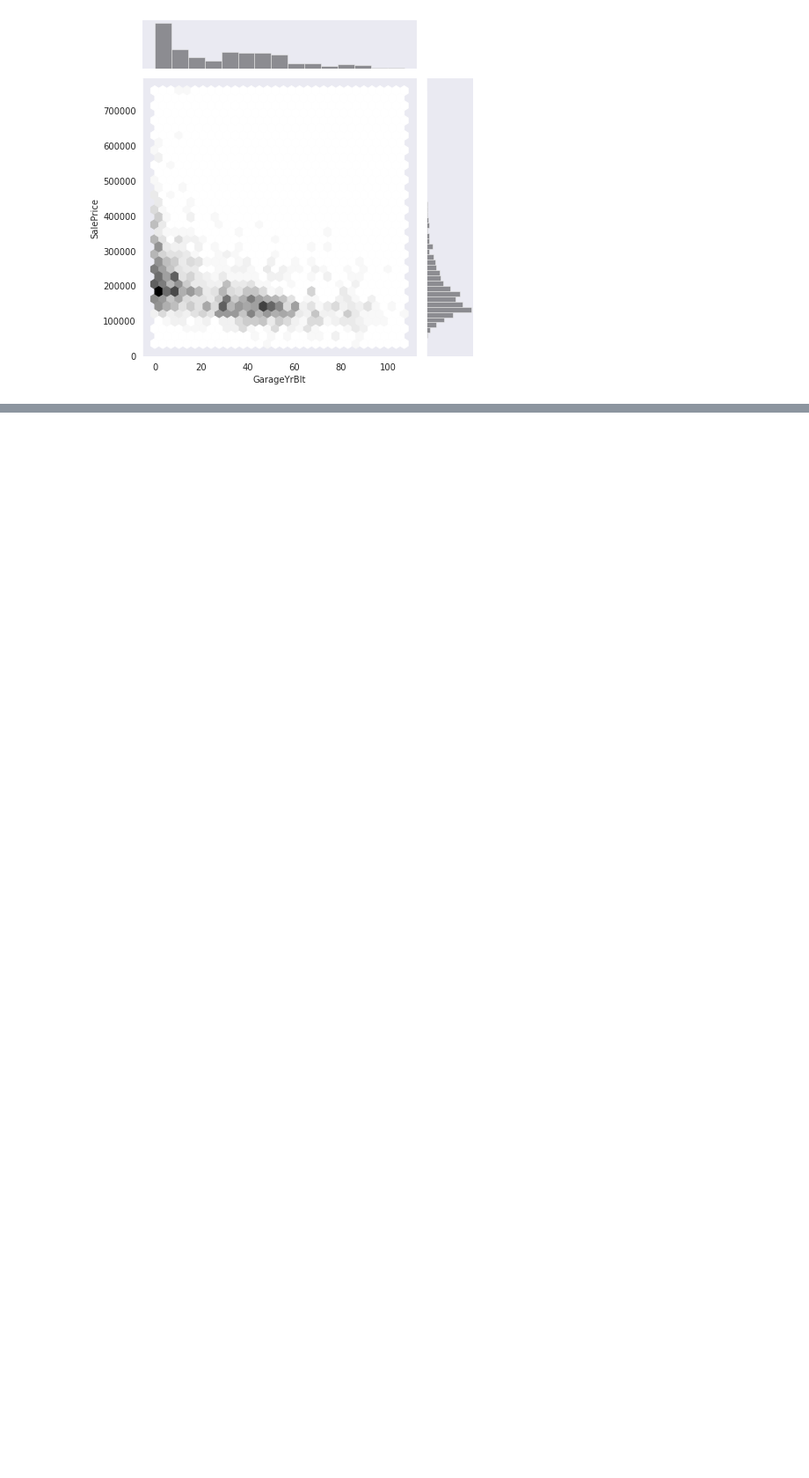
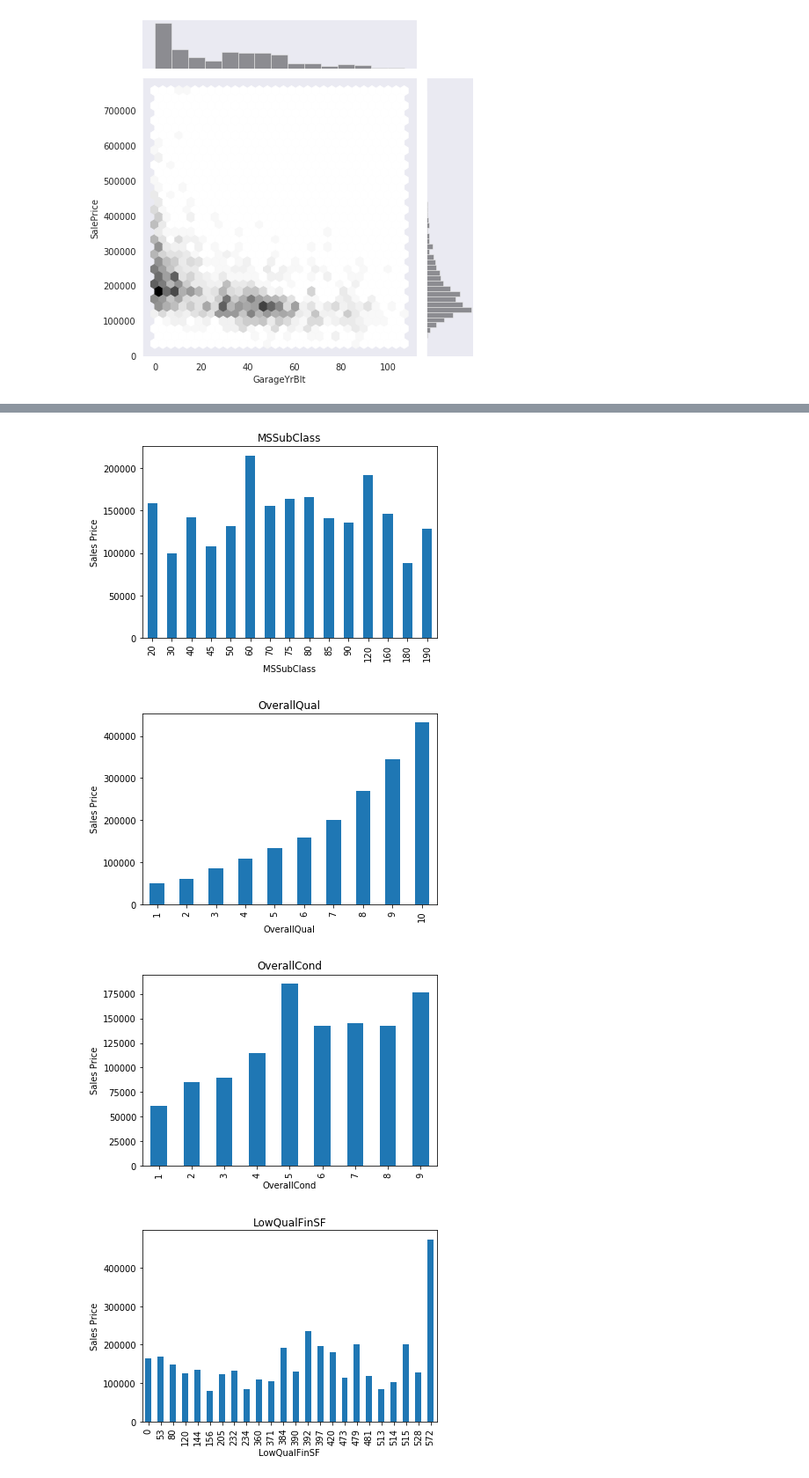
Before and after one commit to rajkhona/Housepriceprediction, a Jupyter notebook: house_price_prediction.ipynb, the cells around one changed output, grey strips where cells are left out. Shown at 88% size. Cells and saved outputs as stored; diff of their text form; code cells hidden in the pictures; blank space fills up the shorter version.

Commit message:
updation in data analysis

```diff
--- a/house_price_prediction.ipynb
+++ b/house_price_prediction.ipynb
@@ -136,3 +136,9 @@ for feature in temporal_feature:
 [figure]
 [figure]
 [figure]
+# %%
+# Let's find out discrete features and plot them.
+
+discrete_features = [feature for feature in numerical_features if len(training_data[feature].unique())<30 and feature not in temporal_feature+['Id']]
+print("Discrete feature are: ", discrete_features)
+print("Total Discrete features are:", len(discrete_features))
@@ -138,0 +148,17 @@ for feature in temporal_feature:
+# %%
+# let's find realtionship between discrete features and Target variable.
+
+data = training_data.copy()
+for features in discrete_features:
+    data.groupby(features)['SalePrice'].median().plot.bar()
+    plt.xlabel(features)
+    plt.ylabel('Sales Price')
+    plt.title(features)
+    plt.show()
+
+# If we see OverallQual feature, we can see a exponential growth.
+# %% [output]
+[figure, added]
+[figure, added]
+[figure, added]
+[figure, added]
```
Also changed, not shown: parts of 5 cells of this notebook.
